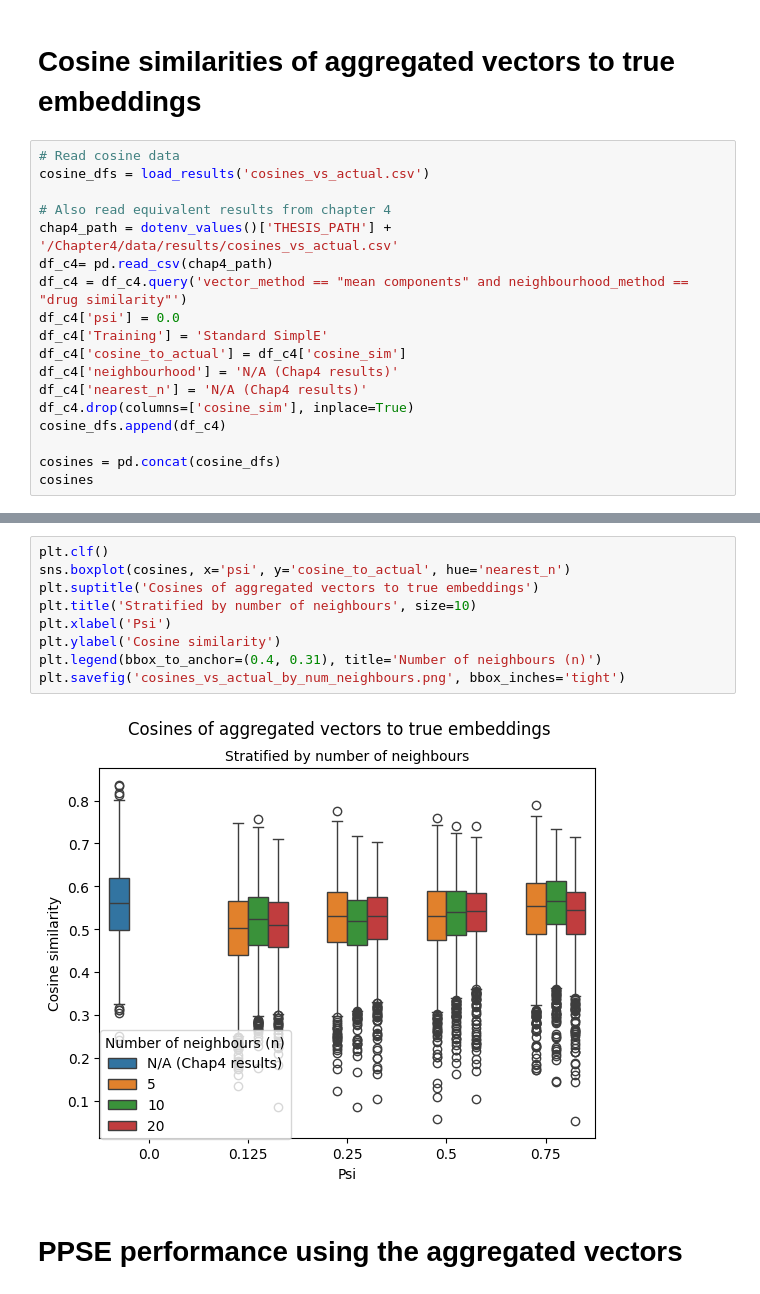
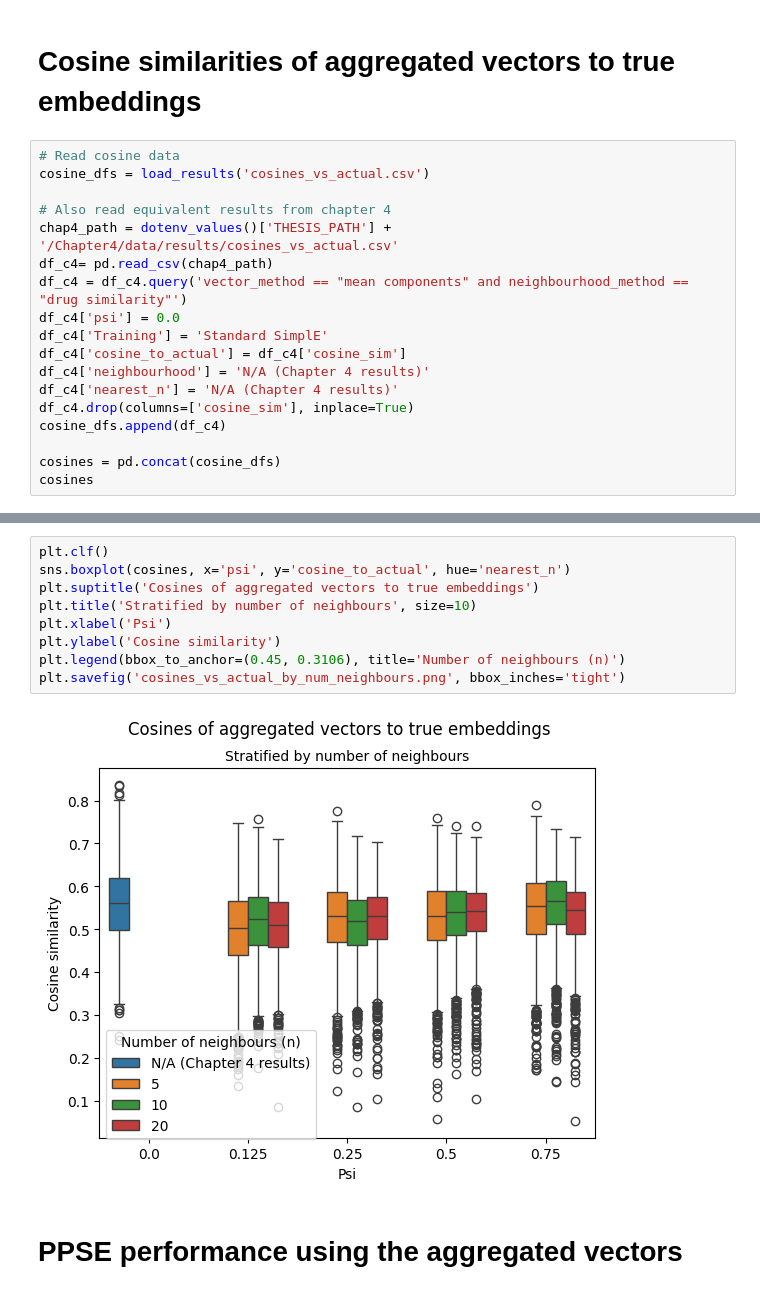
Before and after one commit to oliver-lloyd/Chapter5, a Jupyter notebook: analysis/1_general_assessment/viz/viz.ipynb, the cells around one changed output, grey strips where cells are left out. Saved outputs shown, nothing was run; the diff lists cells and outputs as text.

```diff
--- a/analysis/1_general_assessment/viz/viz.ipynb
+++ b/analysis/1_general_assessment/viz/viz.ipynb
@@ -147,8 +147,8 @@ df_c4 = df_c4.query('vector_method == "mean components" and neighbourhood_method
 df_c4['psi'] = 0.0
 df_c4['Training'] = 'Standard SimplE'
 df_c4['cosine_to_actual'] = df_c4['cosine_sim']
-df_c4['neighbourhood'] = 'N/A (Chap4 results)'
-df_c4['nearest_n'] = 'N/A (Chap4 results)'
+df_c4['neighbourhood'] = 'N/A (Chapter 4 results)'
+df_c4['nearest_n'] = 'N/A (Chapter 4 results)'
 df_c4.drop(columns=['cosine_sim'], inplace=True)
 cosine_dfs.append(df_c4)
 
@@ -182,14 +182,14 @@ plt.savefig('cosines_vs_actual_by_neighbourhood.png', bbox_inches='tight')
 # %%
 plt.clf()
 sns.boxplot(cosines, x='psi', y='cosine_to_actual', hue='nearest_n')
 plt.suptitle('Cosines of aggregated vectors to true embeddings')
 plt.title('Stratified by number of neighbours', size=10)
 plt.xlabel('Psi')
 plt.ylabel('Cosine similarity')
-plt.legend(bbox_to_anchor=(0.4, 0.31), title='Number of neighbours (n)')
+plt.legend(bbox_to_anchor=(0.45, 0.3106), title='Number of neighbours (n)')
 plt.savefig('cosines_vs_actual_by_num_neighbours.png', bbox_inches='tight')
 # %% [output]
-[figure, old version]
+[figure, new version]
 # %% [markdown]
 # PPSE performance using the aggregated vectors
 # %%
```
Also changed, not shown: parts of 3 cells of this notebook, 6 other files.
